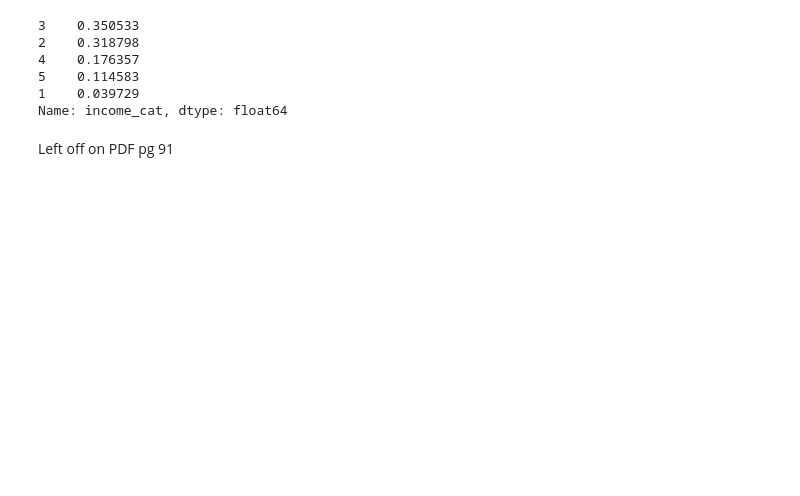
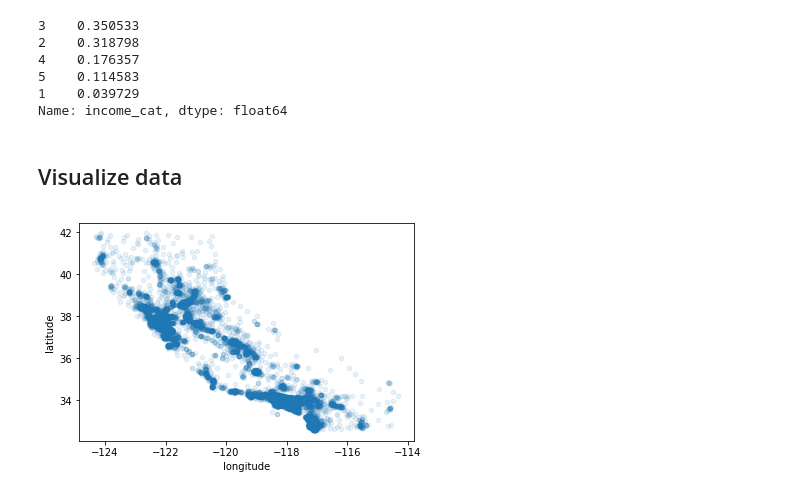
Before and after one commit to dcoxnard/handsonml_notes_solutions, a Jupyter notebook: 02_2_untitled.ipynb, the cells around one changed output. Drawn from its saved outputs; the diff is of its cells as text; code cells hidden in the pictures; blank space fills up the shorter version.

```diff
--- a/02_2_untitled.ipynb
+++ b/02_2_untitled.ipynb
@@ -160,5 +164,14 @@ Name: income_cat, dtype: float64
 # %%
 for set_ in (strat_train_set, strat_test_set):
     set_.drop("income_cat", axis=1, inplace=True)
-# %% [markdown]
-Left off on PDF pg 91
+# %% [markdown]
+## Visualize data
+# %%
+# Training set is small enough to be used for EDA.
+# Can always just take a smaller sample if that's
+# not the case.
+housing = train_set.copy()
+# %%
+housing.plot(kind="scatter", x="longitude", y="latitude", alpha=0.1);
+# %% [output]
+[figure, added]
```
Also changed, not shown: parts of 22 cells of this notebook, 1 other file.
